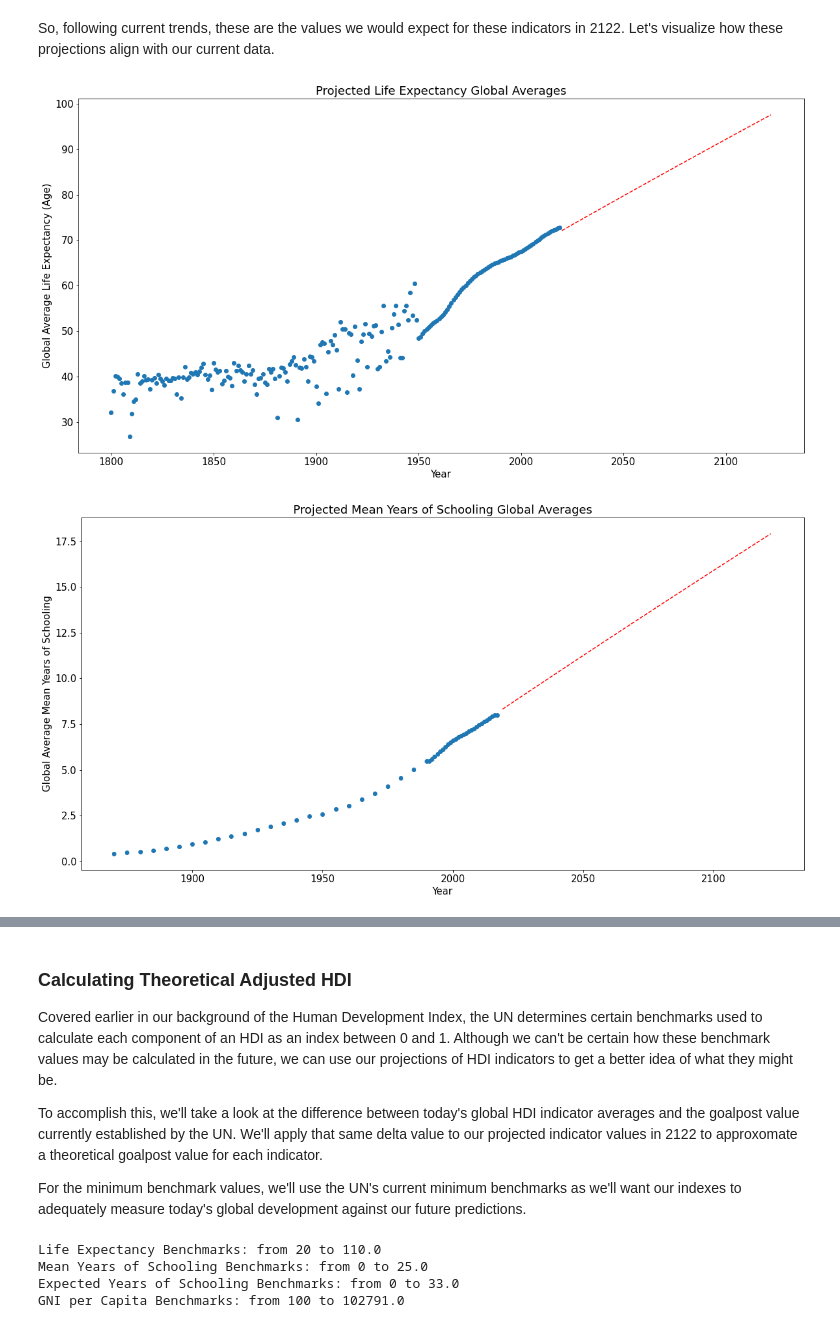
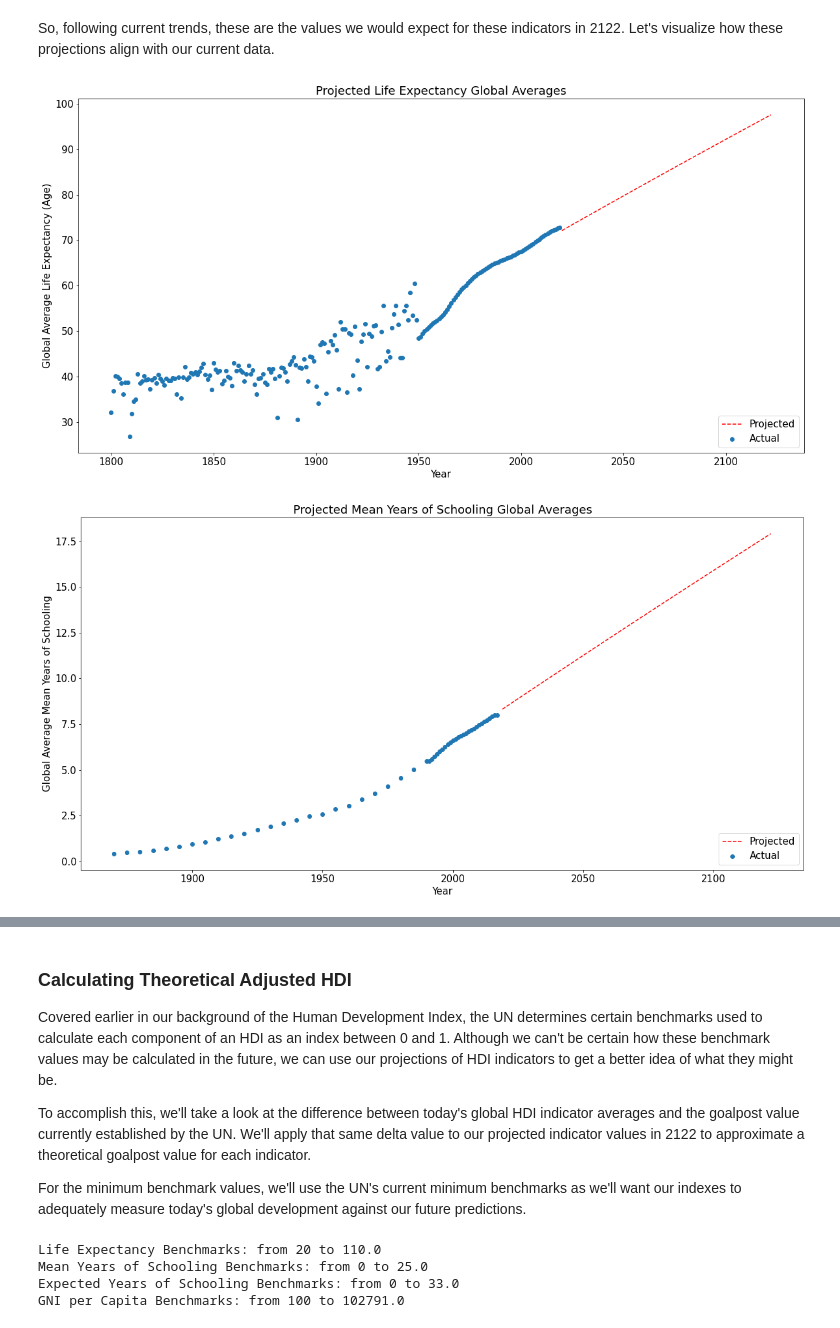
Before and after one commit to jcarballo1/cs5395-project1, a Jupyter notebook: Project1.ipynb, the cells around one changed output, grey strips where cells are left out. Saved outputs shown, nothing was run; the diff lists cells and outputs as text; code cells hidden in the pictures.

```diff
--- a/Project1.ipynb
+++ b/Project1.ipynb
@@ -101,7 +104,7 @@ import warnings
 # Ignore warnings
 warnings.filterwarnings('ignore')
 # %%
-read_df = pd.read_csv('aggregate_hdi_indicators_with_population.csv')
+read_df = pd.read_csv('data/aggregate_hdi_indicators_with_population.csv')
 
 read_df.head()
 # %% [output]
@@ -333,42 +338,62 @@ So, following current trends, these are the values we would expect for these ind
 # Visualizing life exepectancy projection
 plt.figure(figsize=PLOT_SIZE)
 plt.rc('font', size=FONT_SIZE)
-plt.scatter(global_indicators.index, global_indicators.life_expectancy)
-plt.plot(projected_indicators.loc[2020:].index, projected_indicators.loc[2020:].life_expectancy, color='red', linestyle='dashed')
+plt.scatter(global_indicators.index, global_indicators.life_expectancy, label='Actual')
+plt.plot(
+    projected_indicators.loc[2020:].index,
+    projected_indicators.loc[2020:].life_expectancy,
+    color='red', linestyle='dashed', label='Projected'
+)
 plt.title('Projected Life Expectancy Global Averages')
 plt.xlabel('Year')
 plt.ylabel('Global Average Life Expectancy (Age)')
+plt.legend(loc='lower right')
 plt.show()
 
 # Visualizing mean years of schooling projection
 plt.figure(figsize=PLOT_SIZE)
 plt.rc('font', size=FONT_SIZE)
-plt.scatter(global_indicators.index, global_indicators.mean_yos)
-plt.plot(projected_indicators.loc[2017:].index, projected_indicators.loc[2017:].mean_yos, color='red', linestyle='dashed')
+plt.scatter(global_indicators.index, global_indicators.mean_yos, label='Actual')
+plt.plot(
+    projected_indicators.loc[2017:].index,
+    projected_indicators.loc[2017:].mean_yos,
+    color='red', linestyle='dashed', label='Projected'
+)
 plt.title('Projected Mean Years of Schooling Global Averages')
 plt.xlabel('Year')
 plt.ylabel('Global Average Mean Years of Schooling')
+plt.legend(loc='lower right')
 plt.show()
 
 # Visualizing expected years of schooling projection
 plt.figure(figsize=PLOT_SIZE)
 plt.rc('font', size=FONT_SIZE)
-plt.scatter(global_indicators.index, global_indicators.expected_yos)
-plt.plot(projected_indicators.loc[2017:].index, projected_indicators.loc[2017:].expected_yos, color='red', linestyle='dashed')
+plt.scatter(global_indicators.index, global_indicators.expected_yos, label='Actual')
+plt.plot(
+    projected_indicators.loc[2017:].index,
+    projected_indicators.loc[2017:].expected_yos,
+    color='red', linestyle='dashed', label='Projected'
+)
 plt.title('Expected Years of Schooling Global Averages')
 plt.xlabel('Year')
 plt.ylabel('Projected Global Average Expected Years of Schooling')
+plt.legend(loc='lower right')
 plt.show()
 
 # Visualizing GNI per capita projection
 plt.figure(figsize=PLOT_SIZE)
 plt.rc('font', size=FONT_SIZE)
-plt.scatter(global_indicators.index, global_indicators.gni_per_capita)
-plt.plot(projected_indicators.loc[2020:].index, projected_indicators.loc[2020:].gni_per_capita, color='red', linestyle='dashed')
+plt.scatter(global_indicators.index, global_indicators.gni_per_capita, label='Actual')
+plt.plot(
+    projected_indicators.loc[2020:].index,
+    projected_indicators.loc[2020:].gni_per_capita,
+    color='red', linestyle='dashed', label='Projected'
+)
 plt.title('GNI per Capita Global Averages')
 plt.xlabel('Year')
 plt.ylabel('Projected Global Average GNI per Capita (2017 USD)')
+plt.legend(loc='lower right')
 plt.show()
 # %% [output]
-[figure, old version]
+[figure, new version]
-[figure, old version]
+[figure, new version]
@@ -379,7 +404,7 @@ plt.show()
 
 Covered earlier in our background of the Human Development Index, the UN determines certain benchmarks used to calculate each component of an HDI as an index between 0 and 1. Although we can't be certain how these benchmark values may be calculated in the future, we can use our projections of HDI indicators to get a better idea of what they might be.
 
-To accomplish this, we'll take a look at the difference between today's global HDI indicator averages and the goalpost value currently established by the UN. We'll apply that same delta value to our projected indicator values in 2122 to approxomate a theoretical goalpost value for each indicator.
+To accomplish this, we'll take a look at the difference between today's global HDI indicator averages and the goalpost value currently established by the UN. We'll apply that same delta value to our projected indicator values in 2122 to approximate a theoretical goalpost value for each indicator.
 
 For the minimum benchmark values, we'll use the UN's current minimum benchmarks as we'll want our indexes to adequately measure today's global development against our future predictions.
 # %%
```
Also changed, not shown: parts of 26 cells of this notebook.
